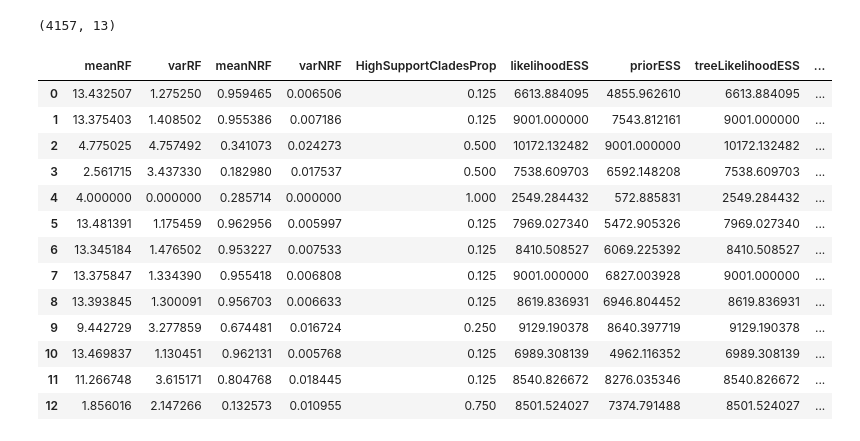
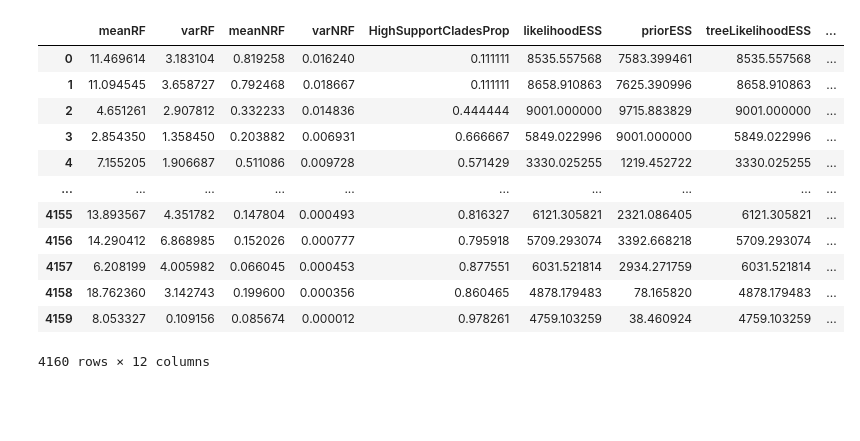
Before and after one commit to jaamestaay/M4R, a Jupyter notebook: data/results_processing.ipynb, the cells around one changed output. Saved outputs shown, nothing was run; the diff lists cells and outputs as text; code cells hidden in the pictures; blank space fills up the shorter version.

```diff
--- a/data/results_processing.ipynb
+++ b/data/results_processing.ipynb
@@ -3,23 +6,18 @@ import pandas as pd
 # %%
-data = pd.read_csv("experiment2/postprocessing/combined_data.csv")
+df = pd.read_csv("experiment2/postprocessing/combined_data.csv")
 # %%
-data.shape
+df
 # %% [output]
+|  | meanRF | varRF | meanNRF | varNRF | HighSupportCladesProp | likelihoodESS | priorESS | treeLikelihoodESS | ... |
+| 0 | 11.469614 | 3.183104 | 0.819258 | 0.016240 | 0.111111 | 8535.557568 | 7583.399461 | 8535.557568 | ... |
+| 1 | 11.094545 | 3.658727 | 0.792468 | 0.018667 | 0.111111 | 8658.910863 | 7625.390996 | 8658.910863 | ... |
+| 2 | 4.651261 | 2.907812 | 0.332233 | 0.014836 | 0.444444 | 9001.000000 | 9715.883829 | 9001.000000 | ... |
+| 3 | 2.854350 | 1.358450 | 0.203882 | 0.006931 | 0.666667 | 5849.022996 | 9001.000000 | 5849.022996 | ... |
+| 4 | 7.155205 | 1.906687 | 0.511086 | 0.009728 | 0.571429 | 3330.025255 | 1219.452722 | 3330.025255 | ... |
+| ... | ... | ... | ... | ... | ... | ... | ... | ... | ... |
+| 4155 | 13.893567 | 4.351782 | 0.147804 | 0.000493 | 0.816327 | 6121.305821 | 2321.086405 | 6121.305821 | ... |
+| 4156 | 14.290412 | 6.868985 | 0.152026 | 0.000777 | 0.795918 | 5709.293074 | 3392.668218 | 5709.293074 | ... |
+| 4157 | 6.208199 | 4.005982 | 0.066045 | 0.000453 | 0.877551 | 6031.521814 | 2934.271759 | 6031.521814 | ... |
+| 4158 | 18.762360 | 3.142743 | 0.199600 | 0.000356 | 0.860465 | 4878.179483 | 78.165820 | 4878.179483 | ... |
+| 4159 | 8.053327 | 0.109156 | 0.085674 | 0.000012 | 0.978261 | 4759.103259 | 38.460924 | 4759.103259 | ... |
-(4157, 13)
+4160 rows × 12 columns
-# %%
-prev = pd.read_csv("experiment2/exp2_10_1_10/tree_comparison_results.csv")
-# %% [output]
-|  | meanRF | varRF | meanNRF | varNRF | HighSupportCladesProp | likelihoodESS | priorESS | treeLikelihoodESS | ... |
-| 0 | 13.432507 | 1.275250 | 0.959465 | 0.006506 | 0.125 | 6613.884095 | 4855.962610 | 6613.884095 | ... |
-| 1 | 13.375403 | 1.408502 | 0.955386 | 0.007186 | 0.125 | 9001.000000 | 7543.812161 | 9001.000000 | ... |
-| 2 | 4.775025 | 4.757492 | 0.341073 | 0.024273 | 0.500 | 10172.132482 | 9001.000000 | 10172.132482 | ... |
-| 3 | 2.561715 | 3.437330 | 0.182980 | 0.017537 | 0.500 | 7538.609703 | 6592.148208 | 7538.609703 | ... |
-| 4 | 4.000000 | 0.000000 | 0.285714 | 0.000000 | 1.000 | 2549.284432 | 572.885831 | 2549.284432 | ... |
-| 5 | 13.481391 | 1.175459 | 0.962956 | 0.005997 | 0.125 | 7969.027340 | 5472.905326 | 7969.027340 | ... |
-| 6 | 13.345184 | 1.476502 | 0.953227 | 0.007533 | 0.125 | 8410.508527 | 6069.225392 | 8410.508527 | ... |
-| 7 | 13.375847 | 1.334390 | 0.955418 | 0.006808 | 0.125 | 9001.000000 | 6827.003928 | 9001.000000 | ... |
-| 8 | 13.393845 | 1.300091 | 0.956703 | 0.006633 | 0.125 | 8619.836931 | 6946.804452 | 8619.836931 | ... |
-| 9 | 9.442729 | 3.277859 | 0.674481 | 0.016724 | 0.250 | 9129.190378 | 8640.397719 | 9129.190378 | ... |
-| 10 | 13.469837 | 1.130451 | 0.962131 | 0.005768 | 0.125 | 6989.308139 | 4962.116352 | 6989.308139 | ... |
-| 11 | 11.266748 | 3.615171 | 0.804768 | 0.018445 | 0.125 | 8540.826672 | 8276.035346 | 8540.826672 | ... |
-| 12 | 1.856016 | 2.147266 | 0.132573 | 0.010955 | 0.750 | 8501.524027 | 7374.791488 | 8501.524027 | ... |
```
Also changed, not shown: parts of 6 cells of this notebook, 6 other files.
